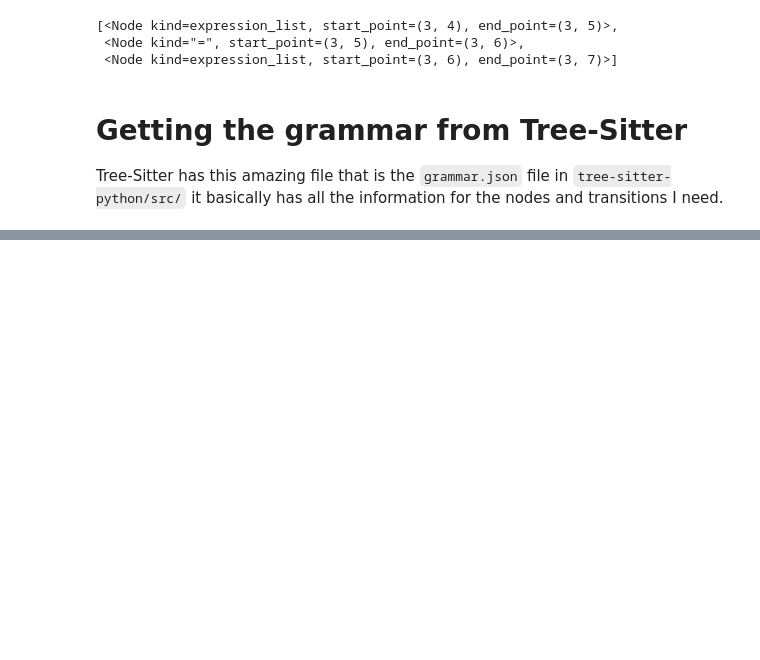
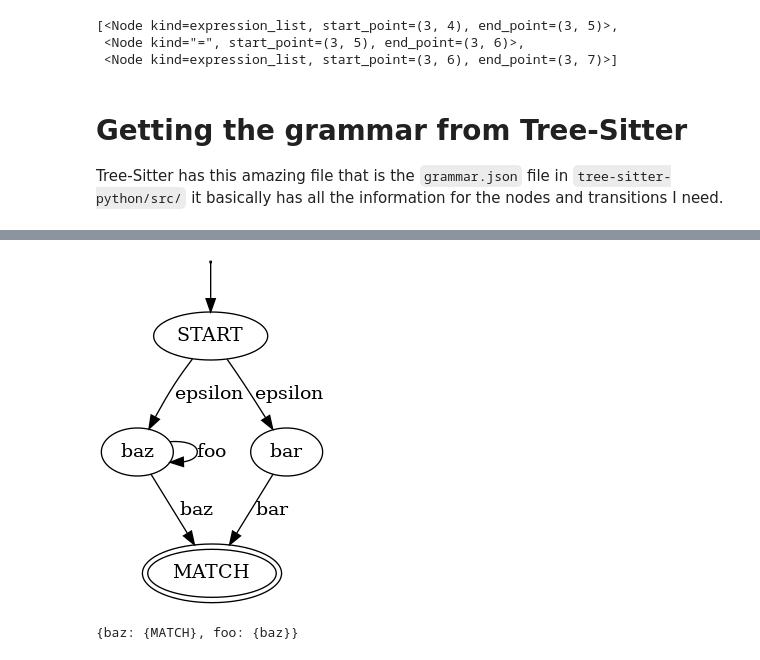
Before and after one commit to carlos-gemmell/Glasgow-NLP, a Jupyter notebook: notebooks/AST_tranX.ipynb, the cells around one changed output, grey strips where cells are left out. Cells and saved outputs as stored; diff of their text form; code cells hidden in the pictures; blank space fills up the shorter version.

Commit message:
got the graph creation working from the grammar, well, the parsing

```diff
--- a/notebooks/AST_tranX.ipynb
+++ b/notebooks/AST_tranX.ipynb
@@ -614,0 +686,22 @@ SyntaxError: unexpected EOF while parsing (<string>, line 1)
+# %%
+epsilon = Epsilon()
+bar = Symbol("bar")
+baz = Symbol("baz")
+foo = Symbol("foo")
+states = [State("START"),State("bar"),State("baz"),State("MATCH")]
+
+# Creattion of the Epsilon NFA
+enfa = Custom_ENFA()
+enfa.add_start_state(states[0])
+enfa.add_final_state(states[3])
+enfa.add_transition(states[0], epsilon, states[1])
+enfa.add_transition(states[0], epsilon, states[2])
+
+enfa.add_transition(states[1], bar, states[3])
+enfa.add_transition(states[2], baz, states[3])
+enfa.add_transition(states[2], foo, states[2])
+
+
+# Checks if a word is accepted
+val = [bar]
+enfa.accepts(val)
@@ -614,0 +714,8 @@ SyntaxError: unexpected EOF while parsing (<string>, line 1)
+# %%
+enfa.plot_dot()
+# %% [output]
+[figure, added]
+# %%
+enfa._transition_function._transitions[states[2]]
+# %% [output]
+{baz: {MATCH}, foo: {baz}}
```
Also changed, not shown: parts of 18 cells of this notebook.
